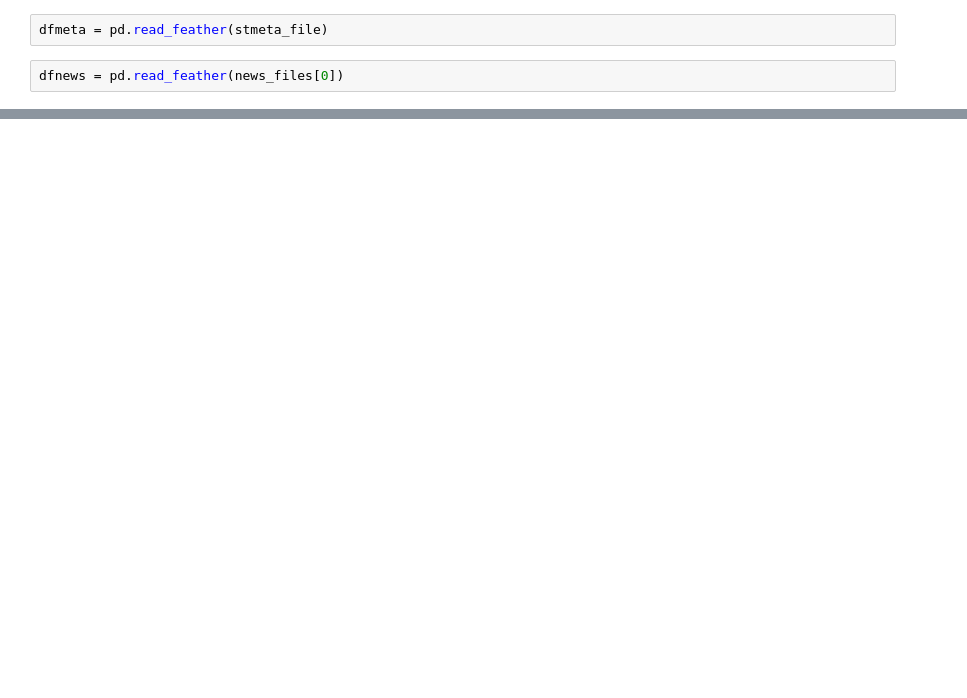
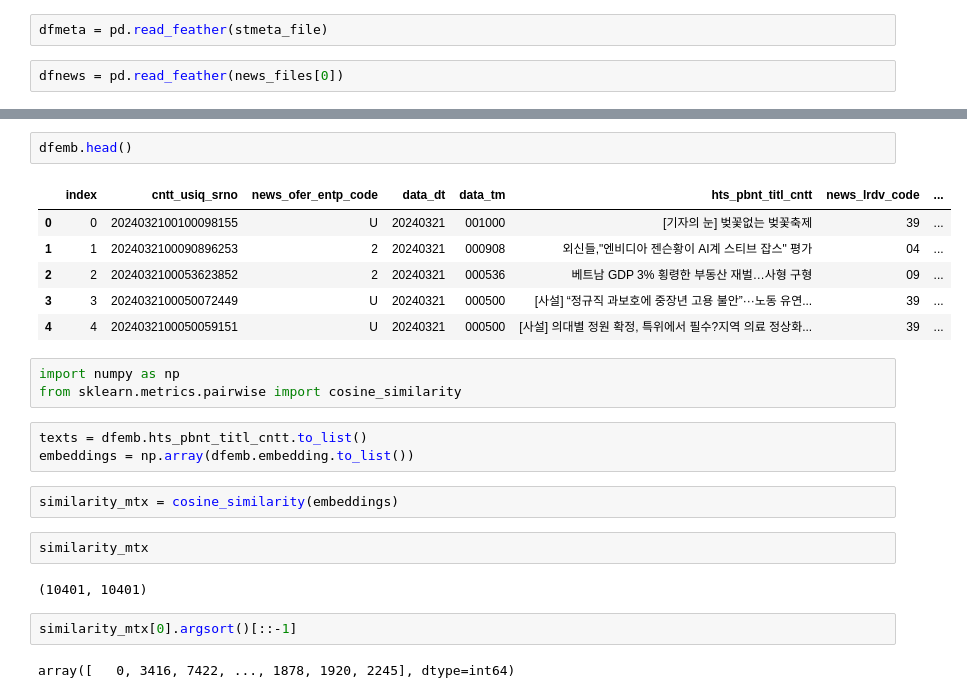
Before and after one commit to byeungchun/ofij, a Jupyter notebook: experiment/6apr2025/stock_meta_news_comb.ipynb, the cells around one changed output, grey strips where cells are left out. Saved outputs shown, nothing was run; the diff lists cells and outputs as text; blank space fills up the shorter version.

```diff
--- a/experiment/6apr2025/stock_meta_news_comb.ipynb
+++ b/experiment/6apr2025/stock_meta_news_comb.ipynb
@@ -25,0 +91,25 @@ dfnews.head()
+# %%
+dfemb.head()
+# %% [output]
+|  | index | cntt_usiq_srno | news_ofer_entp_code | data_dt | data_tm | hts_pbnt_titl_cntt | news_lrdv_code | ... |
+| 0 | 0 | 2024032100100098155 | U | 20240321 | 001000 | [기자의 눈] 벚꽃없는 벚꽃축제 | 39 | ... |
+| 1 | 1 | 2024032100090896253 | 2 | 20240321 | 000908 | 외신들,"엔비디아 젠슨황이 AI계 스티브 잡스" 평가 | 04 | ... |
+| 2 | 2 | 2024032100053623852 | 2 | 20240321 | 000536 | 베트남 GDP 3% 횡령한 부동산 재벌…사형 구형 | 09 | ... |
+| 3 | 3 | 2024032100050072449 | U | 20240321 | 000500 | [사설] “정규직 과보호에 중장년 고용 불안”···노동 유연... | 39 | ... |
+| 4 | 4 | 2024032100050059151 | U | 20240321 | 000500 | [사설] 의대별 정원 확정, 특위에서 필수?지역 의료 정상화... | 39 | ... |
+# %%
+import numpy as np
+from sklearn.metrics.pairwise import cosine_similarity
+# %%
+texts = dfemb.hts_pbnt_titl_cntt.to_list()
+embeddings = np.array(dfemb.embedding.to_list())
+# %%
+similarity_mtx = cosine_similarity(embeddings)
+# %%
+similarity_mtx
+# %% [output]
+(10401, 10401)
+# %%
+similarity_mtx[0].argsort()[::-1]
+# %% [output]
+array([   0, 3416, 7422, ..., 1878, 1920, 2245], dtype=int64)
```
Also changed, not shown: parts of 14 cells of this notebook.
